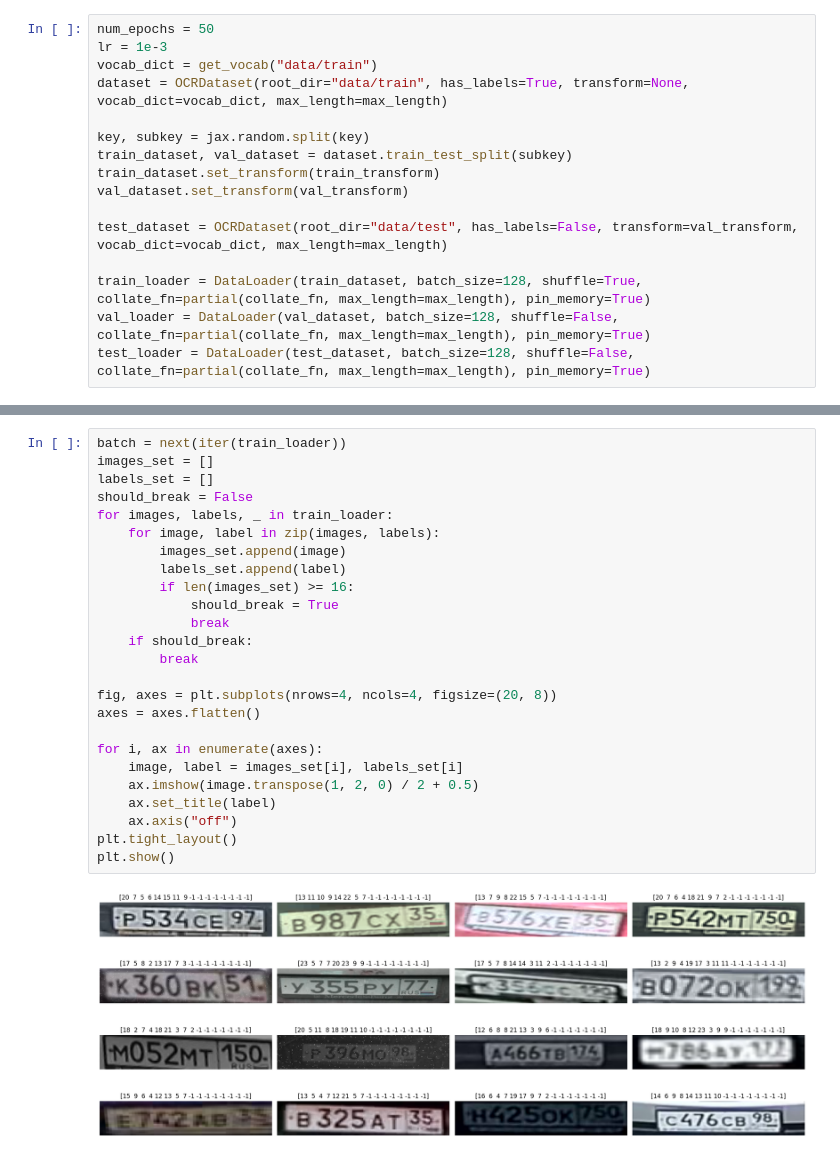
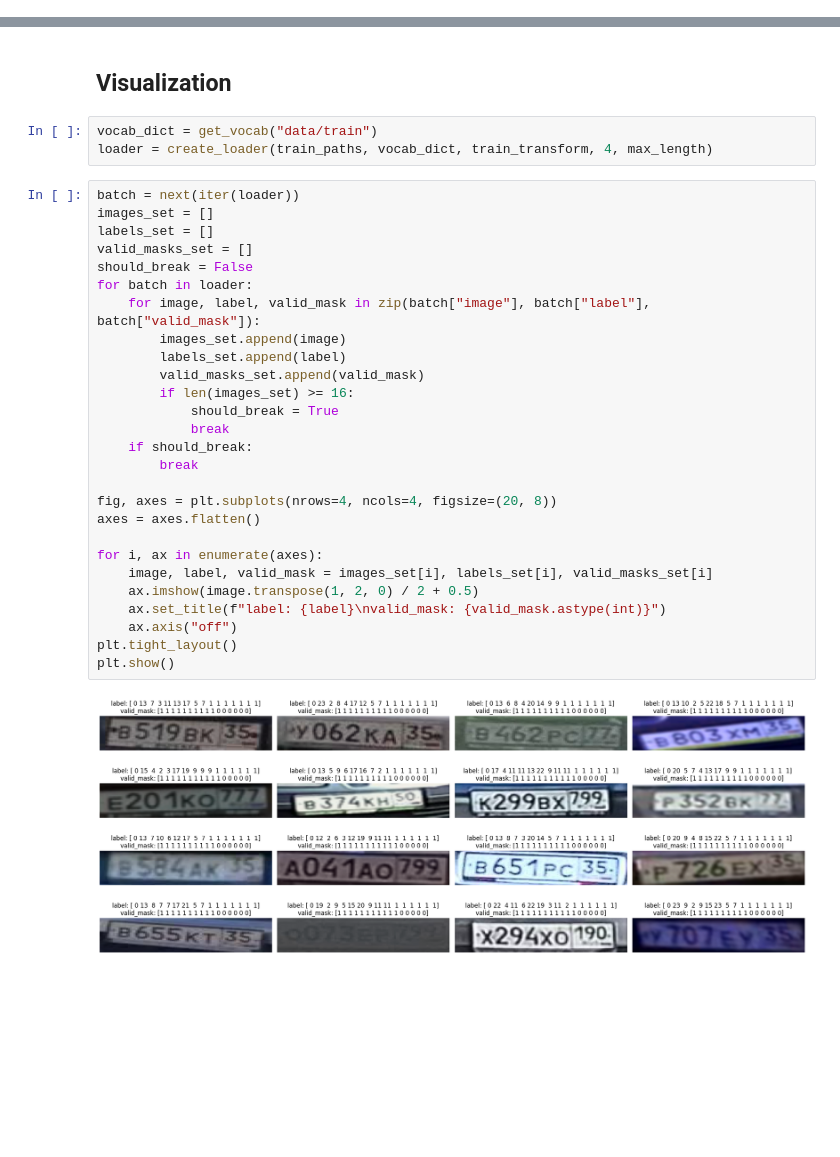
Before and after one commit to V1adych/ai-masters, a Jupyter notebook: ml_3_2025/hw5/hw5.ipynb, the cells around one changed output, grey strips where cells are left out. Saved outputs shown, nothing was run; the diff lists cells and outputs as text; blank space fills up the shorter version.

```diff
--- a/ml_3_2025/hw5/hw5.ipynb
+++ b/ml_3_2025/hw5/hw5.ipynb
@@ -408,16 +314,0 @@ val_transform = A.Compose(
-# %%
-num_epochs = 50
-lr = 1e-3
-vocab_dict = get_vocab("data/train")
-dataset = OCRDataset(root_dir="data/train", has_labels=True, transform=None, vocab_dict=vocab_dict, max_length=max_length)
-
-key, subkey = jax.random.split(key)
-train_dataset, val_dataset = dataset.train_test_split(subkey)
-train_dataset.set_transform(train_transform)
-val_dataset.set_transform(val_transform)
-
-test_dataset = OCRDataset(root_dir="data/test", has_labels=False, transform=val_transform, vocab_dict=vocab_dict, max_length=max_length)
-
-train_loader = DataLoader(train_dataset, batch_size=128, shuffle=True, collate_fn=partial(collate_fn, max_length=max_length), pin_memory=True)
-val_loader = DataLoader(val_dataset, batch_size=128, shuffle=False, collate_fn=partial(collate_fn, max_length=max_length), pin_memory=True)
-test_loader = DataLoader(test_dataset, batch_size=128, shuffle=False, collate_fn=partial(collate_fn, max_length=max_length), pin_memory=True)
@@ -424,27 +461,34 @@ test_loader = DataLoader(test_dataset, batch_size=128, shuffle=False, collate_fn
+# %% [markdown]
+## Visualization
+# %%
+vocab_dict = get_vocab("data/train")
+loader = create_loader(train_paths, vocab_dict, train_transform, 4, max_length)
 # %%
-batch = next(iter(train_loader))
+batch = next(iter(loader))
 images_set = []
 labels_set = []
+valid_masks_set = []
 should_break = False
-for images, labels, _ in train_loader:
-    for image, label in zip(images, labels):
+for batch in loader:
+    for image, label, valid_mask in zip(batch["image"], batch["label"], batch["valid_mask"]):
         images_set.append(image)
         labels_set.append(label)
+        valid_masks_set.append(valid_mask)
         if len(images_set) >= 16:
             should_break = True
             break
     if should_break:
         break
 
 fig, axes = plt.subplots(nrows=4, ncols=4, figsize=(20, 8))
 axes = axes.flatten()
 
 for i, ax in enumerate(axes):
-    image, label = images_set[i], labels_set[i]
+    image, label, valid_mask = images_set[i], labels_set[i], valid_masks_set[i]
     ax.imshow(image.transpose(1, 2, 0) / 2 + 0.5)
-    ax.set_title(label)
+    ax.set_title(f"label: {label}\nvalid_mask: {valid_mask.astype(int)}")
     ax.axis("off")
 plt.tight_layout()
 plt.show()
 # %% [output]
-[figure, old version]
+[figure, new version]
```
Also changed, not shown: parts of 22 cells of this notebook.
